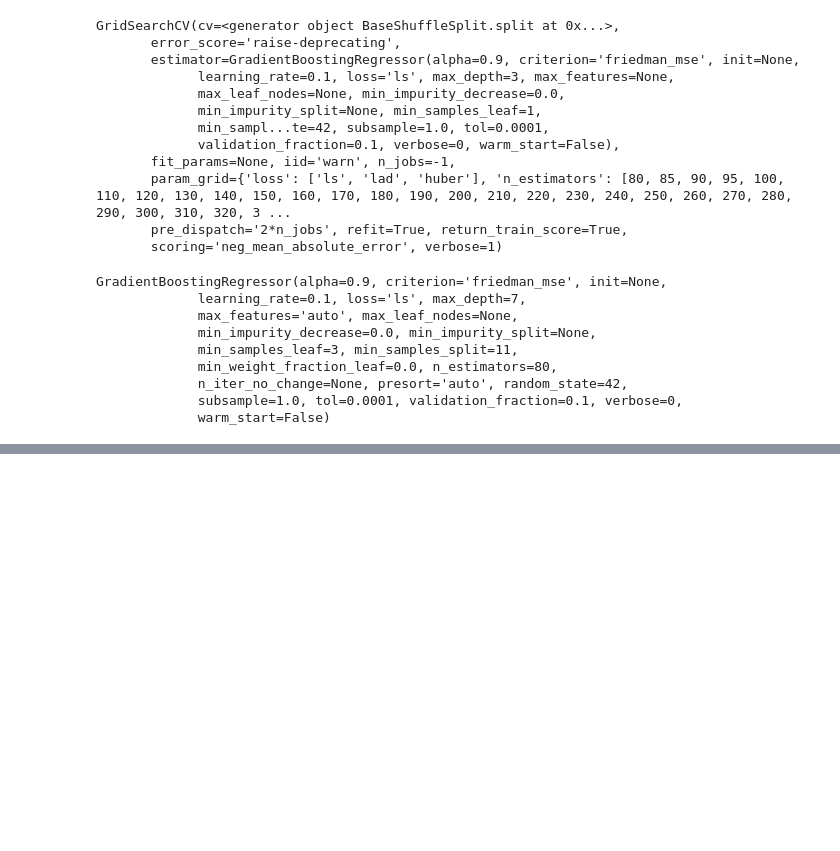
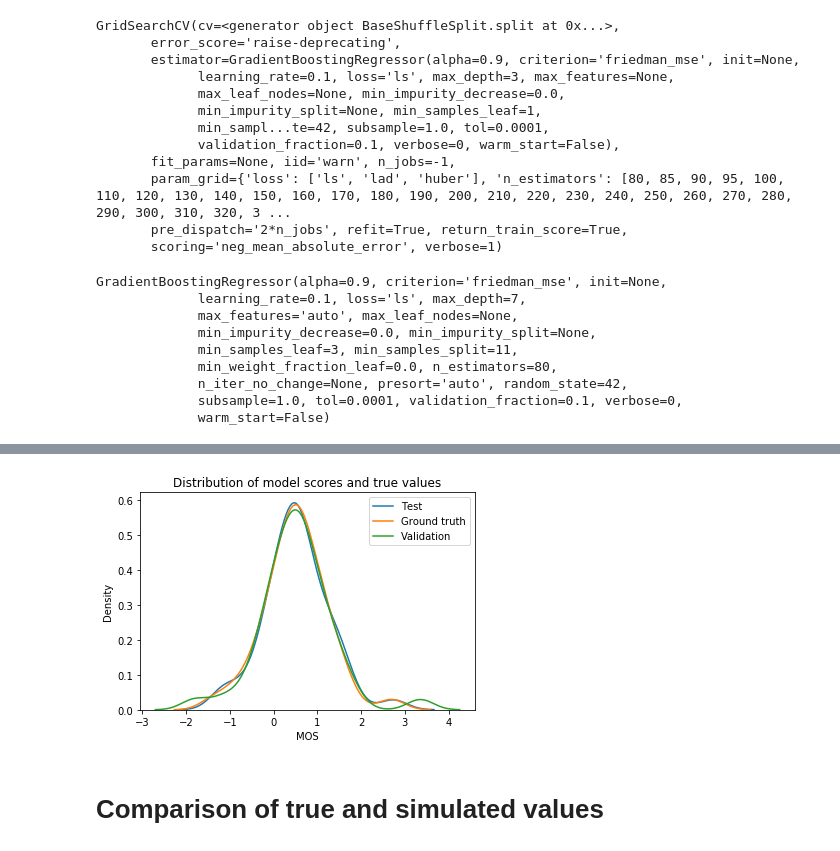
Before and after one commit to AleksandrIvchenko/QoE-assesment, a Jupyter notebook: Analysis_Waterloo-Part4.ipynb, the cells around one changed output, grey strips where cells are left out. Cells and saved outputs as stored; diff of their text form; code cells hidden in the pictures; blank space fills up the shorter version.

```diff
--- a/Analysis_Waterloo-Part4.ipynb
+++ b/Analysis_Waterloo-Part4.ipynb
@@ -556,0 +644,16 @@ GradientBoostingRegressor(alpha=0.9, criterion='friedman_mse', init=None,
+# %%
+#figsize(8, 8)
+
+# Density plot of the final predictions and the test values
+sns.kdeplot(final_pred, label = 'Test')
+sns.kdeplot(y_test, label = 'Ground truth')
+#sns.kdeplot(final_pred_val, label = 'Validation')
+sns.kdeplot(y_val, label = 'Validation')
+
+# Label the plot
+plt.xlabel('MOS'); plt.ylabel('Density');
+plt.title('Distribution of model scores and true values');
+# %% [output]
+[figure, added]
+# %% [markdown]
+# Comparison of true and simulated values
```
Also changed, not shown: parts of 36 cells of this notebook, 1 other file.
